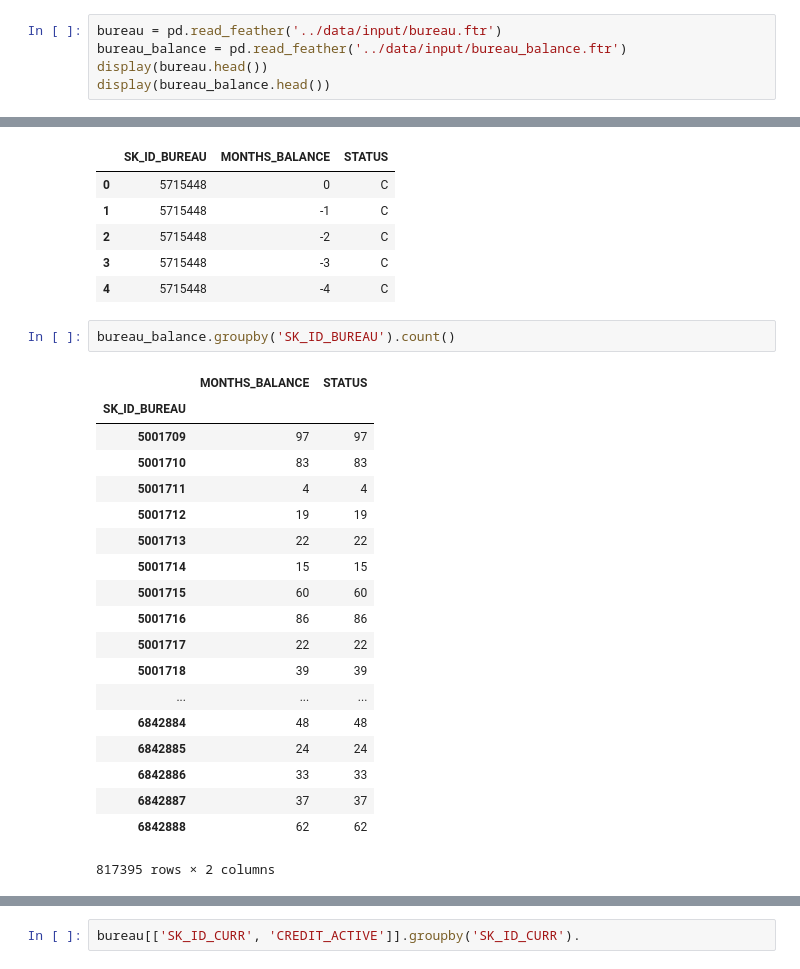
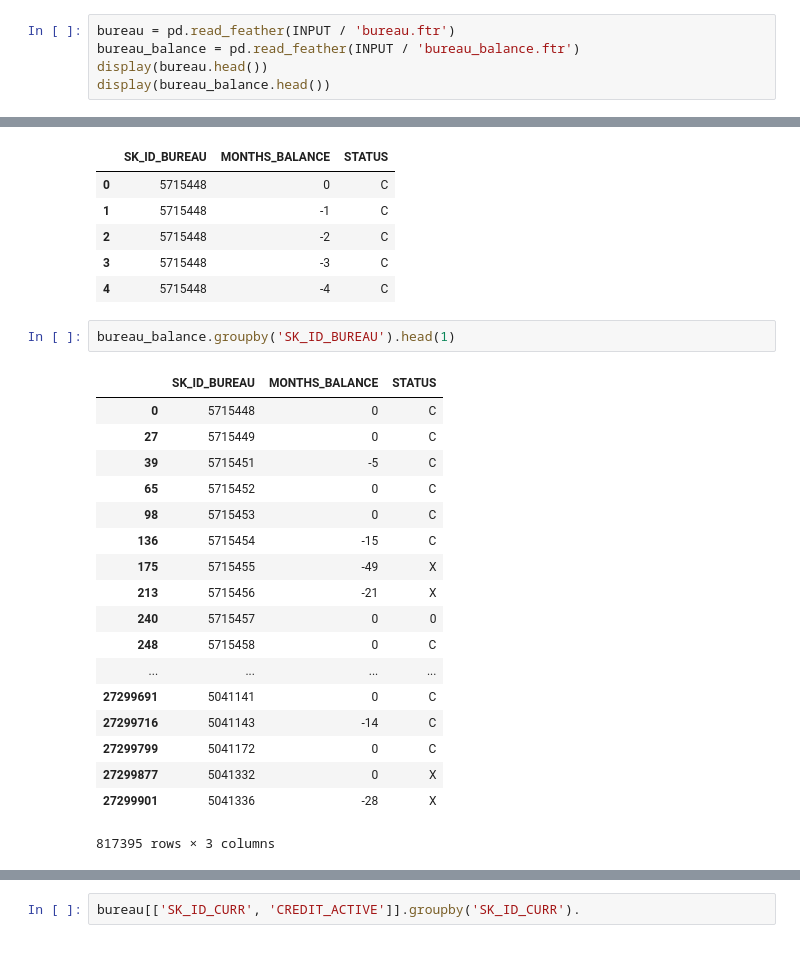
Before and after one commit to amaotone/home-credit-default-risk, a Jupyter notebook: protos/EDA_bureau.ipynb, the cells around one changed output, grey strips where cells are left out. Drawn from its saved outputs; the diff is of its cells as text.

```diff
--- a/protos/EDA_bureau.ipynb
+++ b/protos/EDA_bureau.ipynb
@@ -17,6 +21,6 @@ tqdm.pandas()
 # %%
-bureau = pd.read_feather('../data/input/bureau.ftr')
-bureau_balance = pd.read_feather('../data/input/bureau_balance.ftr')
+bureau = pd.read_feather(INPUT / 'bureau.ftr')
+bureau_balance = pd.read_feather(INPUT / 'bureau_balance.ftr')
 display(bureau.head())
 display(bureau_balance.head())
 # %% [output]
@@ -33,24 +37,23 @@ display(bureau_balance.head())
 | 3 | 5715448 | -3 | C |
 | 4 | 5715448 | -4 | C |
 # %%
-bureau_balance.groupby('SK_ID_BUREAU').count()
+bureau_balance.groupby('SK_ID_BUREAU').head(1)
 # %% [output]
-|  | MONTHS_BALANCE | STATUS |
-| SK_ID_BUREAU |  |  |
-| 5001709 | 97 | 97 |
-| 5001710 | 83 | 83 |
-| 5001711 | 4 | 4 |
-| 5001712 | 19 | 19 |
-| 5001713 | 22 | 22 |
-| 5001714 | 15 | 15 |
-| 5001715 | 60 | 60 |
-| 5001716 | 86 | 86 |
-| 5001717 | 22 | 22 |
-| 5001718 | 39 | 39 |
-| ... | ... | ... |
-| 6842884 | 48 | 48 |
-| 6842885 | 24 | 24 |
-| 6842886 | 33 | 33 |
-| 6842887 | 37 | 37 |
-| 6842888 | 62 | 62 |
+|  | SK_ID_BUREAU | MONTHS_BALANCE | STATUS |
+| 0 | 5715448 | 0 | C |
+| 27 | 5715449 | 0 | C |
+| 39 | 5715451 | -5 | C |
+| 65 | 5715452 | 0 | C |
+| 98 | 5715453 | 0 | C |
+| 136 | 5715454 | -15 | C |
+| 175 | 5715455 | -49 | X |
+| 213 | 5715456 | -21 | X |
+| 240 | 5715457 | 0 | 0 |
+| 248 | 5715458 | 0 | C |
+| ... | ... | ... | ... |
+| 27299691 | 5041141 | 0 | C |
+| 27299716 | 5041143 | -14 | C |
+| 27299799 | 5041172 | 0 | C |
+| 27299877 | 5041332 | 0 | X |
+| 27299901 | 5041336 | -28 | X |
-817395 rows × 2 columns
+817395 rows × 3 columns
```
Also changed, not shown: parts of 28 cells of this notebook, 13 other files.
